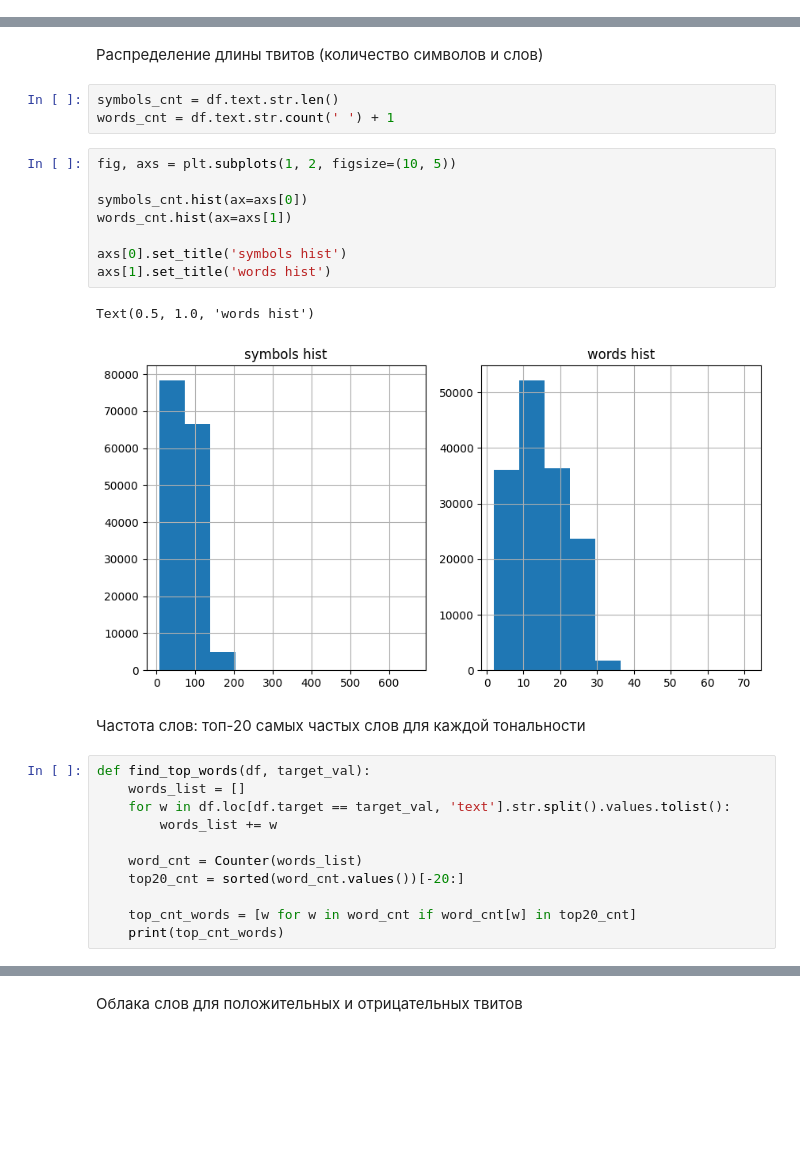
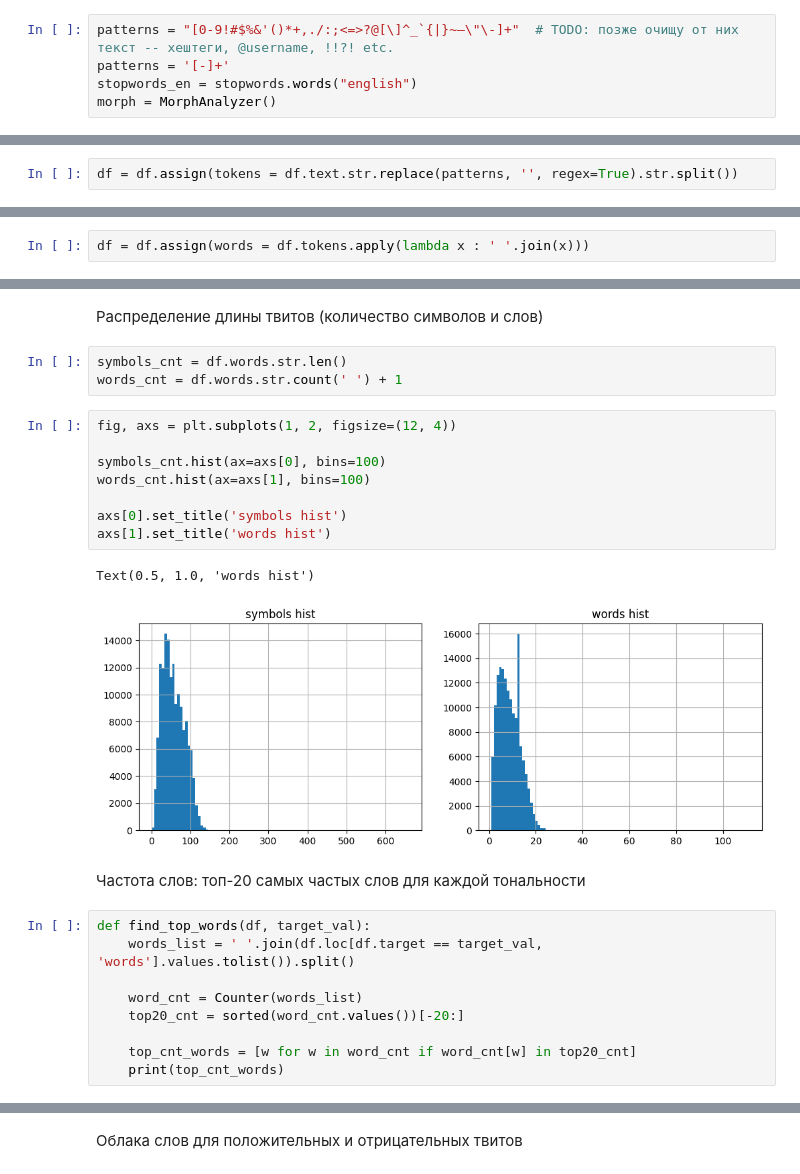
Before and after one commit to sergeiperel/nlp-sentiment-analysis, a Jupyter notebook: eda_vlad.ipynb, the cells around one changed output, grey strips where cells are left out. Cells and saved outputs as stored; diff of their text form; blank space fills up the shorter version.

Commit message:
tokenisation + stop-words removal + lemmatisation are now before n-grams etc. analysis && removed useless parts

```diff
--- a/eda_vlad.ipynb
+++ b/eda_vlad.ipynb
@@ -82,0 +88,5 @@ plt.pie([(1 - df.target).sum(), df.target.sum()], labels=['Негативный
+# %%
+patterns = "[0-9!#$%&'()*+,./:;<=>?@[\]^_`{|}~—\"\-]+"  # TODO: позже очищу от них текст -- хештеги, @username, !!?! etc.
+patterns = '[-]+'
+stopwords_en = stopwords.words("english")
+morph = MorphAnalyzer()
@@ -82,0 +95,2 @@ plt.pie([(1 - df.target).sum(), df.target.sum()], labels=['Негативный
+# %%
+df = df.assign(tokens = df.text.str.replace(patterns, '', regex=True).str.split())
@@ -83,28 +113,28 @@ plt.pie([(1 - df.target).sum(), df.target.sum()], labels=['Негативный
+# %%
+df = df.assign(words = df.tokens.apply(lambda x : ' '.join(x)))
 # %% [markdown]
 **Анализ текстовых данных**
 # %% [markdown]
 Распределение длины твитов (количество символов и слов)
 # %%
-symbols_cnt = df.text.str.len()
-words_cnt = df.text.str.count(' ') + 1
+symbols_cnt = df.words.str.len()
+words_cnt = df.words.str.count(' ') + 1
 # %%
-fig, axs = plt.subplots(1, 2, figsize=(10, 5))
+fig, axs = plt.subplots(1, 2, figsize=(12, 4))
 
-symbols_cnt.hist(ax=axs[0])
-words_cnt.hist(ax=axs[1])
+symbols_cnt.hist(ax=axs[0], bins=100)
+words_cnt.hist(ax=axs[1], bins=100)
 
 axs[0].set_title('symbols hist')
 axs[1].set_title('words hist')
 # %% [output]
 Text(0.5, 1.0, 'words hist')
-[figure, old version]
+[figure, new version]
 # %% [markdown]
 Частота слов: топ-20 самых частых слов для каждой тональности
 # %%
 def find_top_words(df, target_val):
-    words_list = []
-    for w in df.loc[df.target == target_val, 'text'].str.split().values.tolist():
-        words_list += w
+    words_list = ' '.join(df.loc[df.target == target_val, 'words'].values.tolist()).split()
 
     word_cnt = Counter(words_list)
     top20_cnt = sorted(word_cnt.values())[-20:]
```
Also changed, not shown: parts of 34 cells of this notebook.
